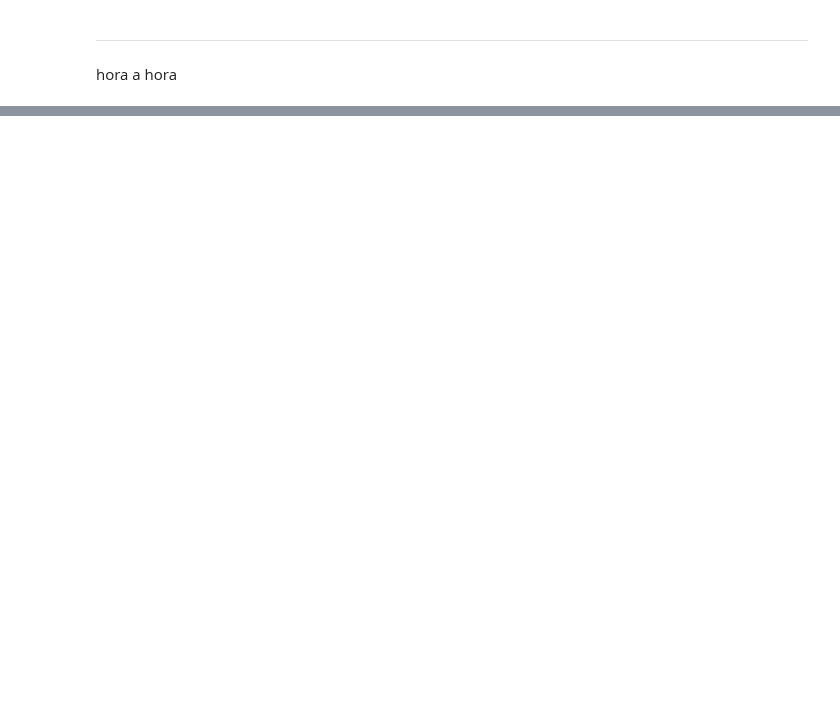
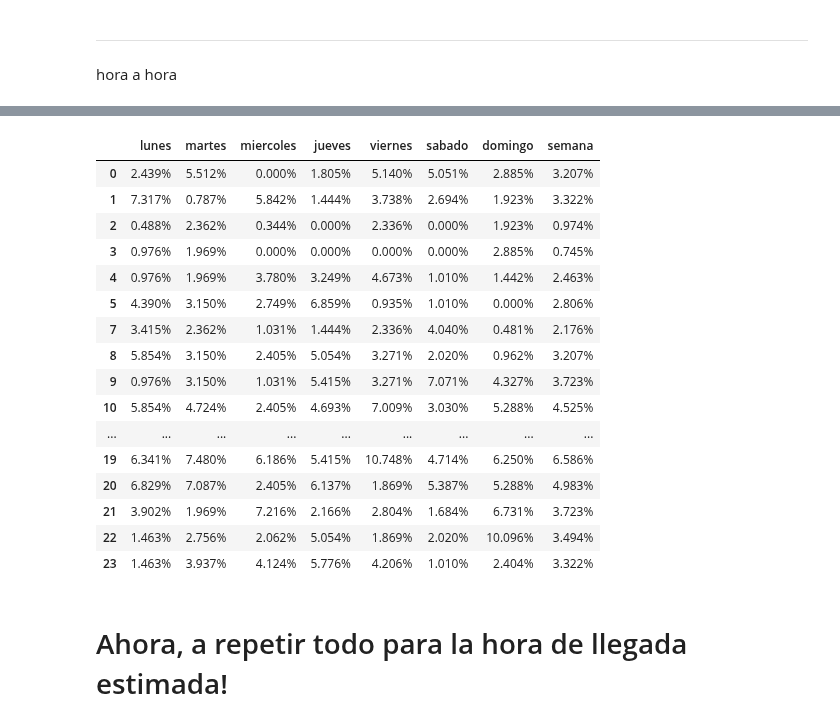
Before and after one commit to julietahocsman/goproject, a Jupyter notebook: notebooks/notebooks_analisis/AnalisisDiario.ipynb, the cells around one changed output, grey strips where cells are left out. Cells and saved outputs as stored; diff of their text form; code cells hidden in the pictures; blank space fills up the shorter version.

```diff
--- a/notebooks/notebooks_analisis/AnalisisDiario.ipynb
+++ b/notebooks/notebooks_analisis/AnalisisDiario.ipynb
@@ -140,0 +140,24 @@ for dia_semana in dias :
+# %%
+def frecuencias_df(df=None,n_agregacion=1,con_semana=False): #dataframe, número de agregación horaria, agregarle columna con total semanal o no
+
+    dias_semana = ['lunes', 'martes', 'miercoles', 'jueves', 'viernes', 'sabado', 'domingo']
+
+    if n_agregacion == 1:
+        data = pd.DataFrame()
+        for i in dias_semana[0:]:
+            data[i] = distribucion_por_dia(df, i)
+            data[i].replace(np.nan, 0, inplace=True)
+        #data.columns = dias_semana
+        if con_semana == True:
+            data['semana'] = distribucion_por_dia(df)
+
+    else:
+        dias = ['lunes', 'martes', 'miercoles', 'jueves', 'viernes', 'sabado', 'domingo']
+        data = pd.DataFrame(agregador(distribucion_por_dia(df, dias[0]) , n_agregacion))
+        for i in dias_semana[1:]:
+            data[i] = agregador(distribucion_por_dia(df, i) , n_agregacion)
+        data.columns = dias
+        if con_semana == True:
+            data['semana'] = agregador(distribucion_por_dia(df) , n_agregacion)
+
+    return data
@@ -140,0 +166,3 @@ for dia_semana in dias :
+# %%
+distribucion = frecuencias_df(barrio, 1, con_semana=True)
+distribucion.head()
@@ -140,0 +176,32 @@ for dia_semana in dias :
+# %%
+distribucion = distribucion*100
+# %%
+def bar_formatter(df):
+        return distribucion.style.format(formatter='{:.3f}%').bar(color = 'lightgreen', vmax=distribucion.semana.max()*1.5,
+                                                                  vmin = 0,
+                                                                  align = 'left',
+                                                                  subset = 'semana')\
+    .background_gradient(cmap = 'BuPu', subset = df.columns[0:-1],
+                        low = 0, high = 4)
+
+bar_formatter(distribucion)
+# %% [output]
+|  | lunes | martes | miercoles | jueves | viernes | sabado | domingo | semana |
+| 0 | 2.439% | 5.512% | 0.000% | 1.805% | 5.140% | 5.051% | 2.885% | 3.207% |
+| 1 | 7.317% | 0.787% | 5.842% | 1.444% | 3.738% | 2.694% | 1.923% | 3.322% |
+| 2 | 0.488% | 2.362% | 0.344% | 0.000% | 2.336% | 0.000% | 1.923% | 0.974% |
+| 3 | 0.976% | 1.969% | 0.000% | 0.000% | 0.000% | 0.000% | 2.885% | 0.745% |
+| 4 | 0.976% | 1.969% | 3.780% | 3.249% | 4.673% | 1.010% | 1.442% | 2.463% |
+| 5 | 4.390% | 3.150% | 2.749% | 6.859% | 0.935% | 1.010% | 0.000% | 2.806% |
+| 7 | 3.415% | 2.362% | 1.031% | 1.444% | 2.336% | 4.040% | 0.481% | 2.176% |
+| 8 | 5.854% | 3.150% | 2.405% | 5.054% | 3.271% | 2.020% | 0.962% | 3.207% |
+| 9 | 0.976% | 3.150% | 1.031% | 5.415% | 3.271% | 7.071% | 4.327% | 3.723% |
+| 10 | 5.854% | 4.724% | 2.405% | 4.693% | 7.009% | 3.030% | 5.288% | 4.525% |
+| ... | ... | ... | ... | ... | ... | ... | ... | ... |
+| 19 | 6.341% | 7.480% | 6.186% | 5.415% | 10.748% | 4.714% | 6.250% | 6.586% |
+| 20 | 6.829% | 7.087% | 2.405% | 6.137% | 1.869% | 5.387% | 5.288% | 4.983% |
+| 21 | 3.902% | 1.969% | 7.216% | 2.166% | 2.804% | 1.684% | 6.731% | 3.723% |
+| 22 | 1.463% | 2.756% | 2.062% | 5.054% | 1.869% | 2.020% | 10.096% | 3.494% |
+| 23 | 1.463% | 3.937% | 4.124% | 5.776% | 4.206% | 1.010% | 2.404% | 3.322% |
+# %% [markdown]
+# Ahora, a repetir todo para la hora de llegada estimada!
```
Also changed, not shown: parts of 8 cells of this notebook, 2 other files.
